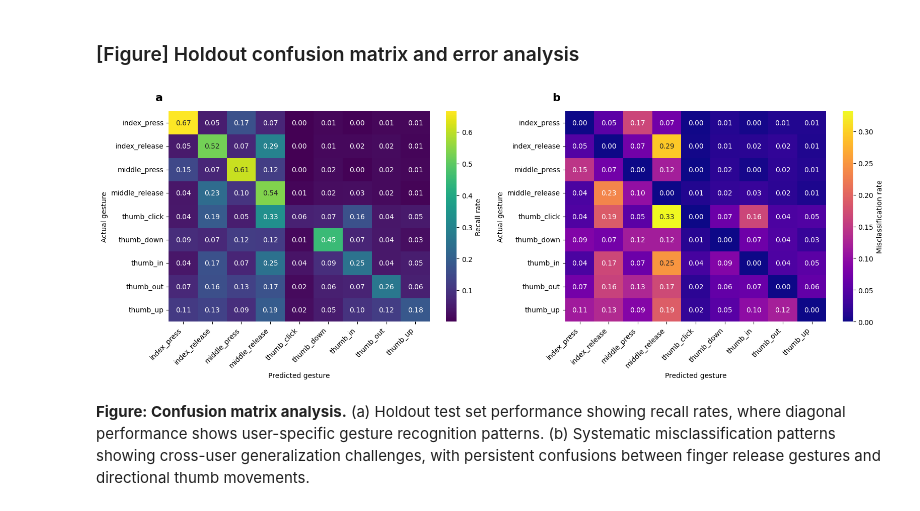
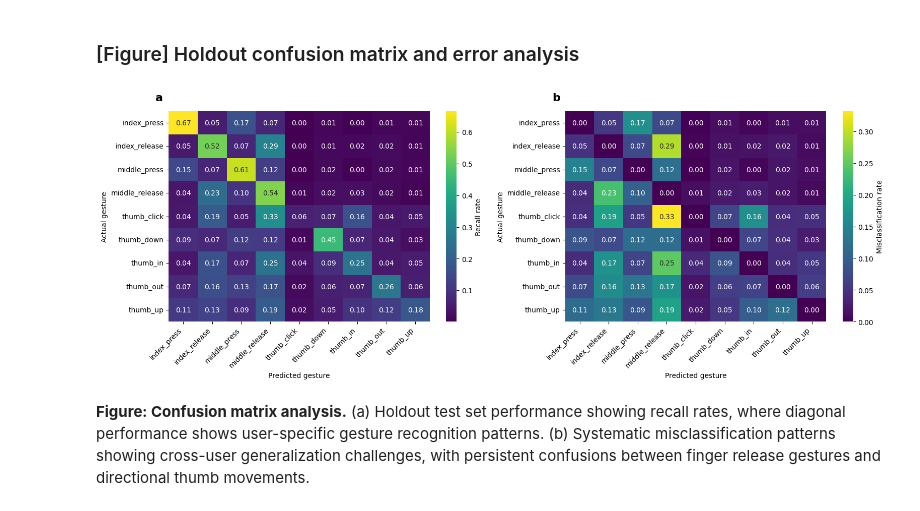
Before and after one commit to Erdos-Projects/fall-2025-gesture-recognition, a Jupyter notebook: notebooks/final_results_DRAFT.ipynb, the cells around one changed output. Saved outputs shown, nothing was run; the diff lists cells and outputs as text; code cells hidden in the pictures.

```diff
--- a/notebooks/final_results_DRAFT.ipynb
+++ b/notebooks/final_results_DRAFT.ipynb
@@ -274,35 +274,35 @@ final_metrics_df
 conf_mat = confusion_matrix(y_test, y_pred)
 conf_mat_normalized = conf_mat.astype('float') / conf_mat.sum(axis=1)[:, np.newaxis]
 
 fig, (ax1, ax2) = plt.subplots(1, 2, figsize=(16, 6))
 
 # Subplot: Normalized confusion matrix
 heatmap1 = sns.heatmap(conf_mat_normalized, annot=True, fmt='.2f', cmap='viridis',
             xticklabels=class_names, yticklabels=class_names, ax=ax1,
             cbar_kws={'label': 'Recall rate'})
 ax1.set_xlabel('Predicted gesture')
 ax1.set_ylabel('Actual gesture')
 ax1.text(-0.05, 1.05, 'a', transform=ax1.transAxes, fontsize=16, fontweight='bold')
 ax1.set_xticklabels(ax1.get_xticklabels(), rotation=45, ha='right')  # Rotate
 
 # Subplot: Misclassification patterns
 conf_mat_no_diag = conf_mat_normalized.copy()
 np.fill_diagonal(conf_mat_no_diag, 0)
 
-heatmap2 = sns.heatmap(conf_mat_no_diag, annot=True, fmt='.2f', cmap='plasma',
+heatmap2 = sns.heatmap(conf_mat_no_diag, annot=True, fmt='.2f', cmap='viridis',
             xticklabels=class_names, yticklabels=class_names, ax=ax2,
             cbar_kws={'label': 'Misclassification rate'})
 ax2.set_xlabel('Predicted gesture')
 ax2.set_ylabel('Actual gesture')
 ax2.text(-0.05, 1.05, 'b', transform=ax2.transAxes, fontsize=16, fontweight='bold')
 # Rotate x-axis tick labels
 ax2.set_xticklabels(ax2.get_xticklabels(), rotation=45, ha='right')
 
 plt.tight_layout()
 plt.savefig("../results/final/confusion_matrix_analysis.png", dpi=300, bbox_inches='tight')
 plt.show()
 # %% [output]
-[figure, old version]
+[figure, new version]
 # %% [markdown]
 **Figure: Confusion matrix analysis.** (a) Holdout test set performance showing recall rates, where diagonal performance shows user-specific gesture recognition patterns. (b) Systematic misclassification patterns showing cross-user generalization challenges, with persistent confusions between finger release gestures and directional thumb movements.
 # %%
```
Also changed, not shown: parts of 10 cells of this notebook.
